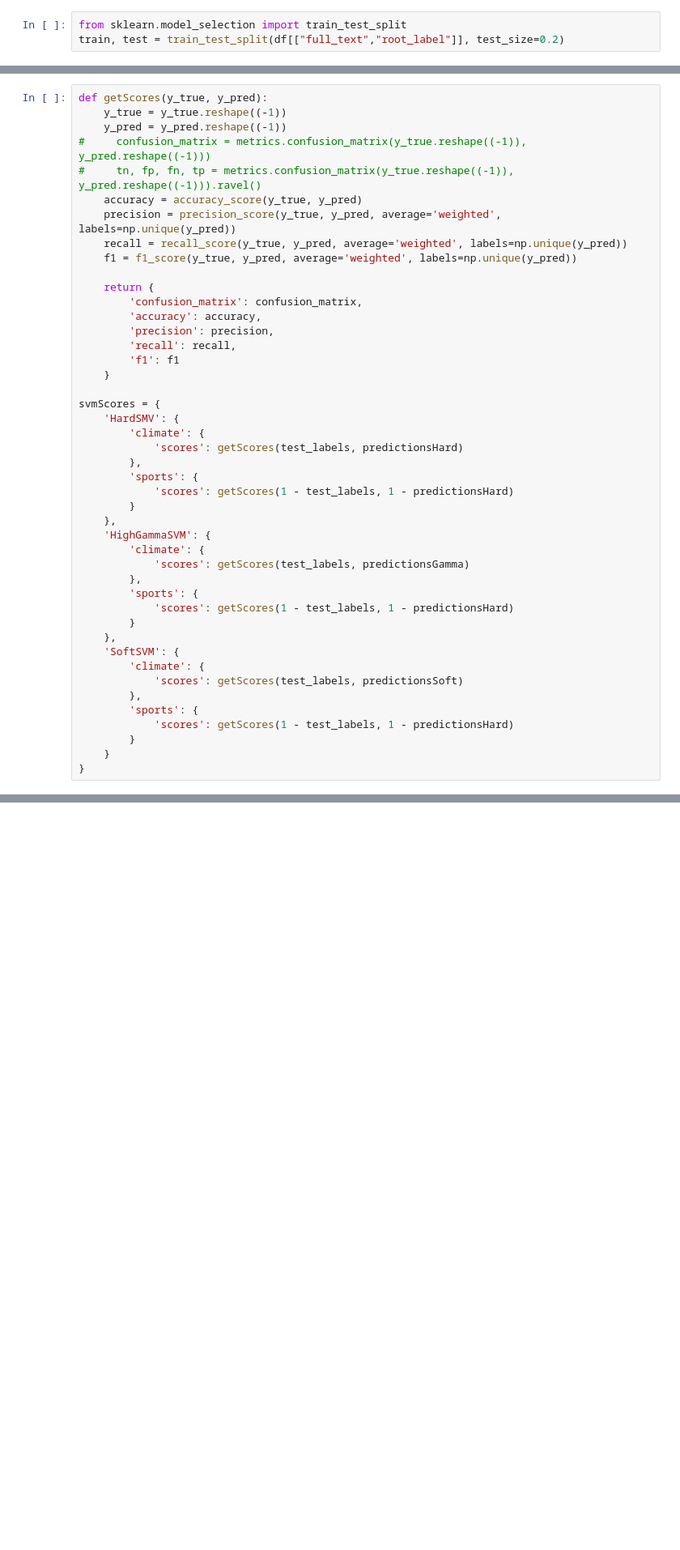
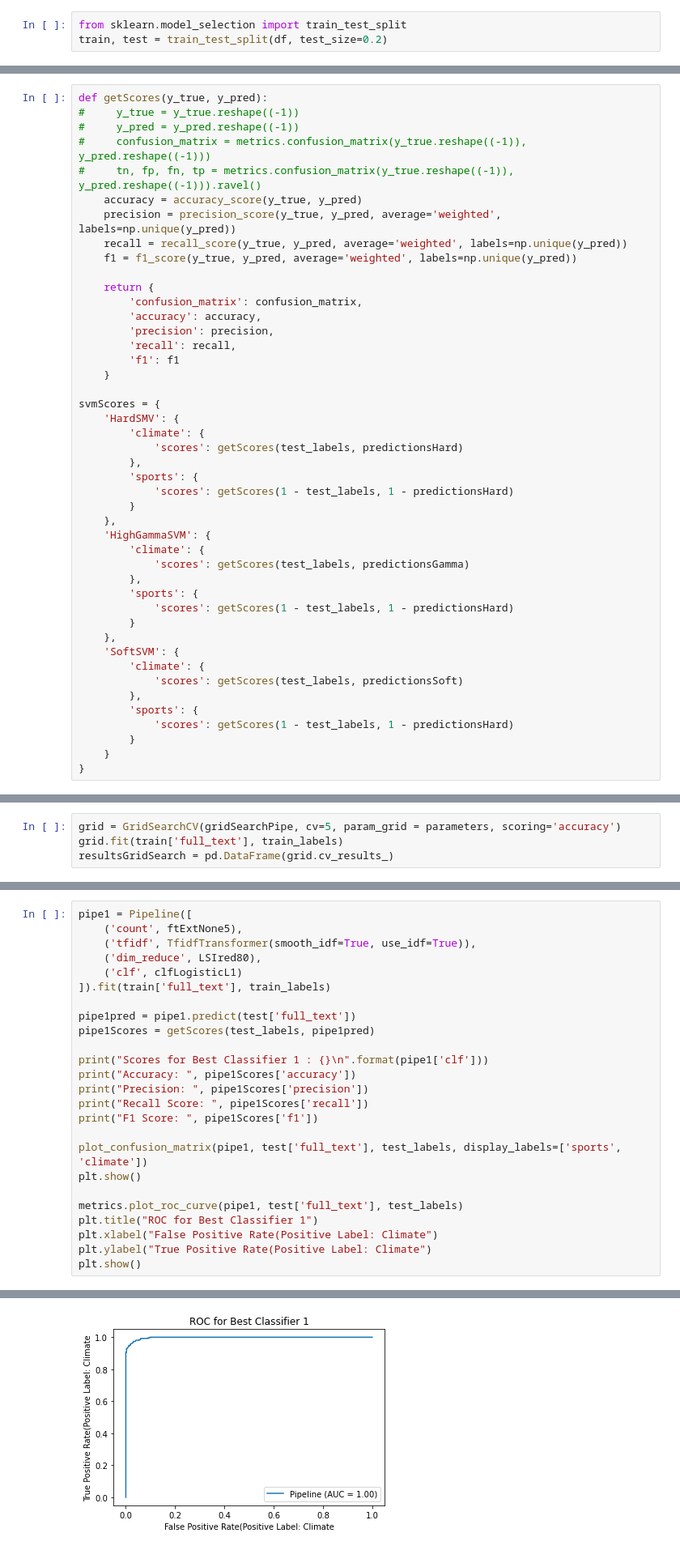
Before and after one commit to diplav09/Classification_NewsArticle, a Jupyter notebook: Project1_curr.ipynb, the cells around one changed output, grey strips where cells are left out. Shown at 81% size. Drawn from its saved outputs; the diff is of its cells as text; blank space fills up the shorter version.

```diff
--- a/Project1_curr.ipynb
+++ b/Project1_curr.ipynb
@@ -112,7 +116,7 @@ random.seed(42)
 ### train test split
 # %%
 from sklearn.model_selection import train_test_split
-train, test = train_test_split(df[["full_text","root_label"]], test_size=0.2)
+train, test = train_test_split(df, test_size=0.2)
 # %%
 print("train set size  = ",len(train))
 print("test set size  = ",len(test))
@@ -381,8 +385,8 @@ SoftSVMModel.fit(trainDataK500, train_labels)
 predictionsSoft = SoftSVMModel.predict(testDataK500)
 # %%
 def getScores(y_true, y_pred):
-    y_true = y_true.reshape((-1))
-    y_pred = y_pred.reshape((-1))
+#     y_true = y_true.reshape((-1))
+#     y_pred = y_pred.reshape((-1))
 #     confusion_matrix = metrics.confusion_matrix(y_true.reshape((-1)), y_pred.reshape((-1)))
 #     tn, fp, fn, tp = metrics.confusion_matrix(y_true.reshape((-1)), y_pred.reshape((-1))).ravel()
     accuracy = accuracy_score(y_true, y_pred)
@@ -1057,0 +927,4 @@ Best parameter (CV score=0.972):
+# %%
+grid = GridSearchCV(gridSearchPipe, cv=5, param_grid = parameters, scoring='accuracy')
+grid.fit(train['full_text'], train_labels)
+resultsGridSearch = pd.DataFrame(grid.cv_results_)
@@ -1057,0 +942,26 @@ Best parameter (CV score=0.972):
+# %%
+pipe1 = Pipeline([
+    ('count', ftExtNone5),
+    ('tfidf', TfidfTransformer(smooth_idf=True, use_idf=True)),
+    ('dim_reduce', LSIred80),
+    ('clf', clfLogisticL1)
+]).fit(train['full_text'], train_labels)
+
+pipe1pred = pipe1.predict(test['full_text'])
+pipe1Scores = getScores(test_labels, pipe1pred)
+
+print("Scores for Best Classifier 1 : {}\n".format(pipe1['clf']))
+print("Accuracy: ", pipe1Scores['accuracy'])
+print("Precision: ", pipe1Scores['precision'])
+print("Recall Score: ", pipe1Scores['recall'])
+print("F1 Score: ", pipe1Scores['f1'])
+
+plot_confusion_matrix(pipe1, test['full_text'], test_labels, display_labels=['sports', 'climate'])
+plt.show()
+
+metrics.plot_roc_curve(pipe1, test['full_text'], test_labels)
+plt.title("ROC for Best Classifier 1")
+plt.xlabel("False Positive Rate(Positive Label: Climate")
+plt.ylabel("True Positive Rate(Positive Label: Climate")
+plt.show()
+# %% [output]
@@ -1057,0 +976 @@ Best parameter (CV score=0.972):
+[figure, added]
```
Also changed, not shown: parts of 60 cells of this notebook, 1 other file.
